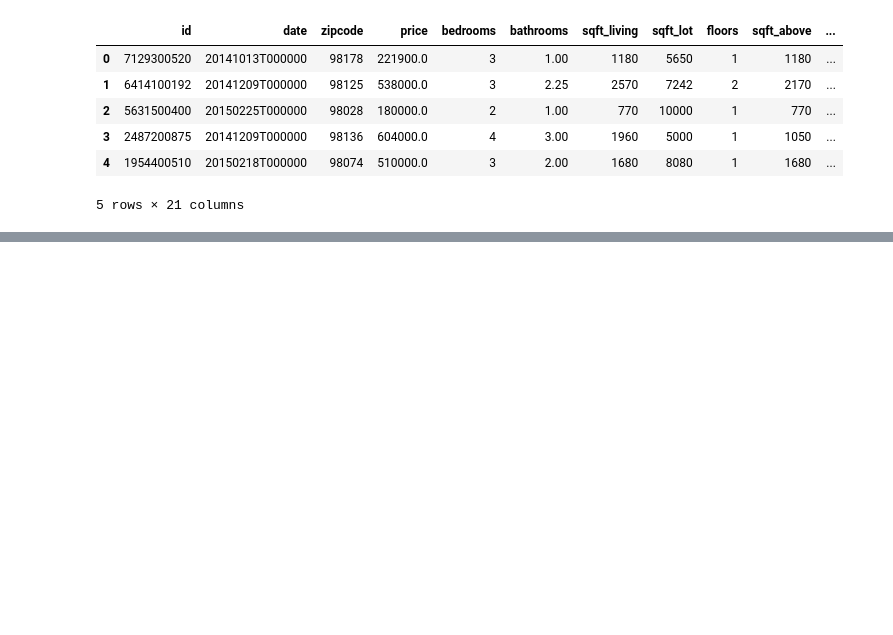
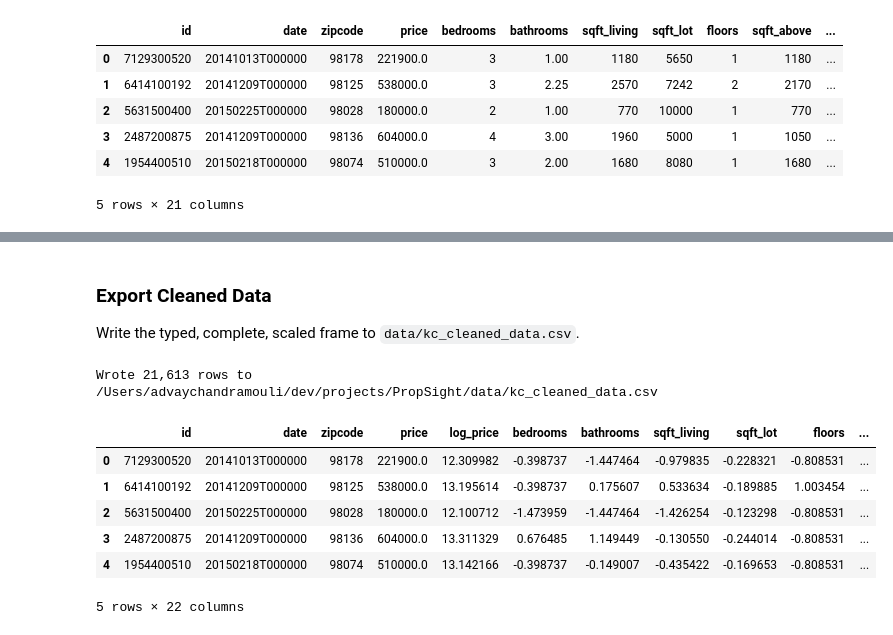
Before and after one commit to AdvayChandramouli/KingSight, a Jupyter notebook: notebooks/preprocessing.ipynb, the cells around one changed output, grey strips where cells are left out. Drawn from its saved outputs; the diff is of its cells as text; code cells hidden in the pictures; blank space fills up the shorter version.

```diff
--- a/preprocessing.ipynb
+++ b/notebooks/preprocessing.ipynb
@@ -275,0 +280,5 @@ df.head()
+# %%
+if "log_price" not in df.columns:
+    df.insert(df.columns.get_loc("price") + 1, "log_price", np.log(df["price"]))
+
+df[["price", "log_price"]].head()
@@ -275,0 +298,12 @@ df.head()
+# %%
+ID_COLS = ["id", "date", "zipcode"]
+TARGET_COLS = ["price", "log_price"]
+
+numeric_features = [
+    col
+    for col in df.columns
+    if col not in ID_COLS + TARGET_COLS and pd.api.types.is_numeric_dtype(df[col])
+]
+
+print(f"Numeric features to scale ({len(numeric_features)}): {numeric_features}")
+df[numeric_features].describe().T
@@ -275,0 +330,5 @@ df.head()
+# %%
+scaler = StandardScaler()
+df[numeric_features] = scaler.fit_transform(df[numeric_features])
+
+df[numeric_features].describe().T.round(4)
@@ -275,0 +354,22 @@ df.head()
+# %% [markdown]
+### Export Cleaned Data
+
+Write the typed, complete, scaled frame to `data/kc_cleaned_data.csv`.
+# %%
+from pathlib import Path
+
+data_dir = Path("data") if (Path("data") / "kc_house_data.csv").exists() else Path("..") / "data"
+out_path = data_dir / "kc_cleaned_data.csv"
+df.to_csv(out_path, index=False)
+
+print(f"Wrote {len(df):,} rows to {out_path.resolve()}")
+df.head()
+# %% [output]
+Wrote 21,613 rows to /Users/advaychandramouli/dev/projects/PropSight/data/kc_cleaned_data.csv
+|  | id | date | zipcode | price | log_price | bedrooms | bathrooms | sqft_living | sqft_lot | floors | ... |
+| 0 | 7129300520 | 20141013T000000 | 98178 | 221900.0 | 12.309982 | -0.398737 | -1.447464 | -0.979835 | -0.228321 | -0.808531 | ... |
+| 1 | 6414100192 | 20141209T000000 | 98125 | 538000.0 | 13.195614 | -0.398737 | 0.175607 | 0.533634 | -0.189885 | 1.003454 | ... |
+| 2 | 5631500400 | 20150225T000000 | 98028 | 180000.0 | 12.100712 | -1.473959 | -1.447464 | -1.426254 | -0.123298 | -0.808531 | ... |
+| 3 | 2487200875 | 20141209T000000 | 98136 | 604000.0 | 13.311329 | 0.676485 | 1.149449 | -0.130550 | -0.244014 | -0.808531 | ... |
+| 4 | 1954400510 | 20150218T000000 | 98074 | 510000.0 | 13.142166 | -0.398737 | -0.149007 | -0.435422 | -0.169653 | -0.808531 | ... |
+5 rows × 22 columns
```
Also changed, not shown: parts of 19 cells of this notebook, 4 other files.
